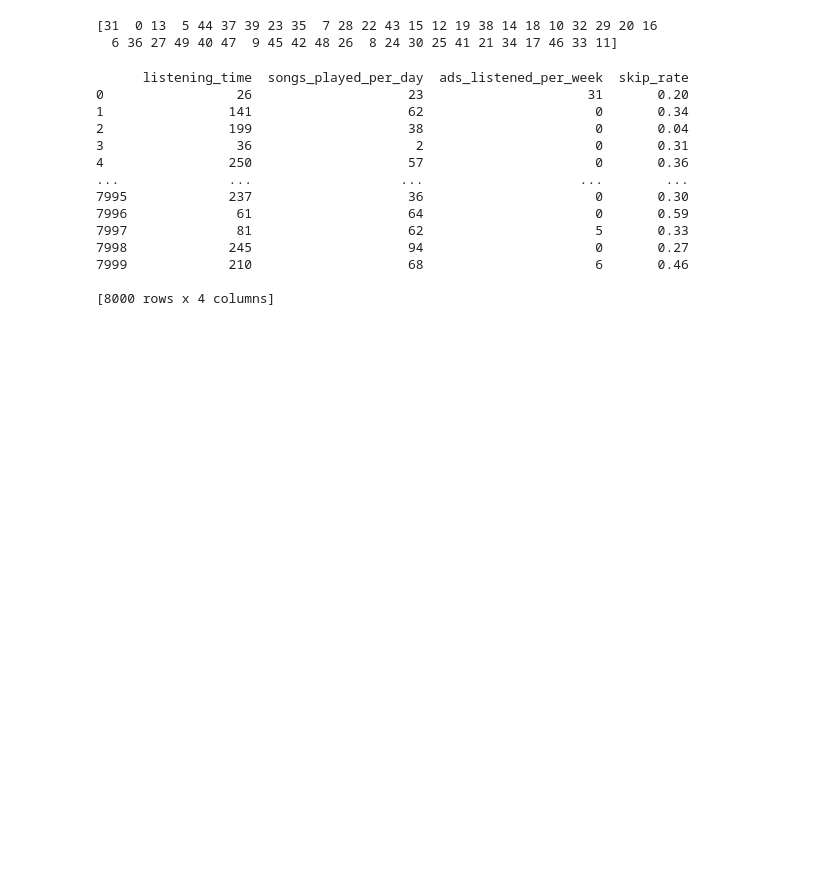
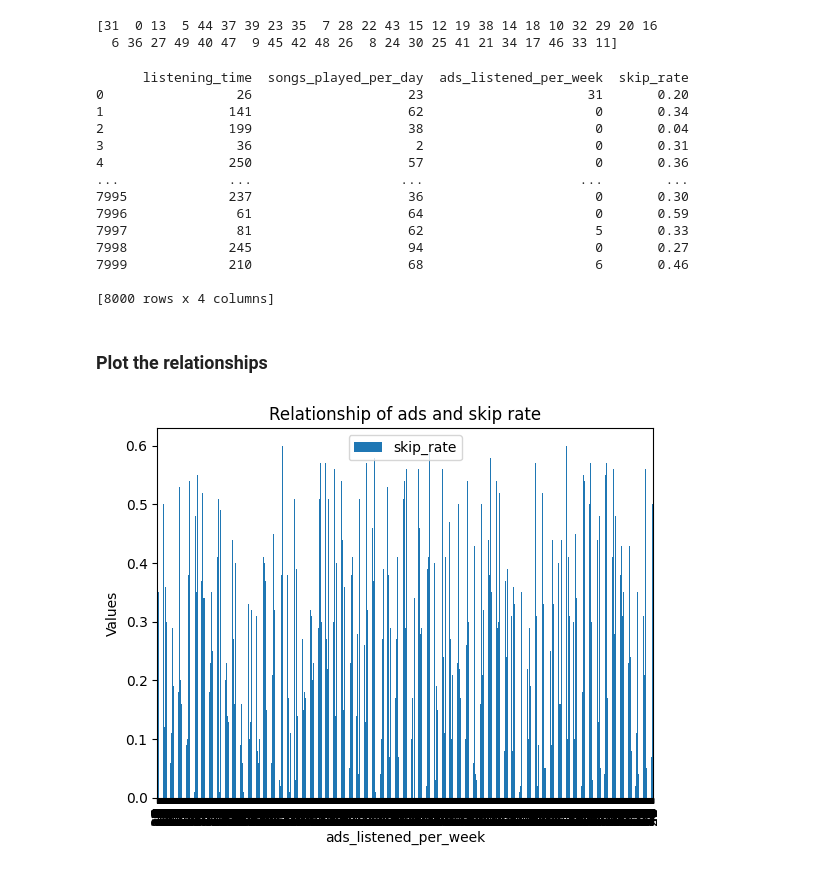
Before and after one commit to Nawshhh/machine-learning-practice, a Jupyter notebook: linear_regression/linear_regression.ipynb, the cells around one changed output. Drawn from its saved outputs; the diff is of its cells as text; code cells hidden in the pictures; blank space fills up the shorter version.

```diff
--- a/linear_regression/linear_regression.ipynb
+++ b/linear_regression/linear_regression.ipynb
@@ -64,3 +64,11 @@ print(spotify_df)
 7999             210                    68                      6       0.46
 
 [8000 rows x 4 columns]
+# %% [markdown]
+### Plot the relationships
+# %%
+spotify_df.plot(x='ads_listened_per_week',y='skip_rate', kind='bar', title='Relationship of ads and skip rate')
+plt.ylabel('Values')
+plt.show()
+# %% [output]
+[figure, added]
```
